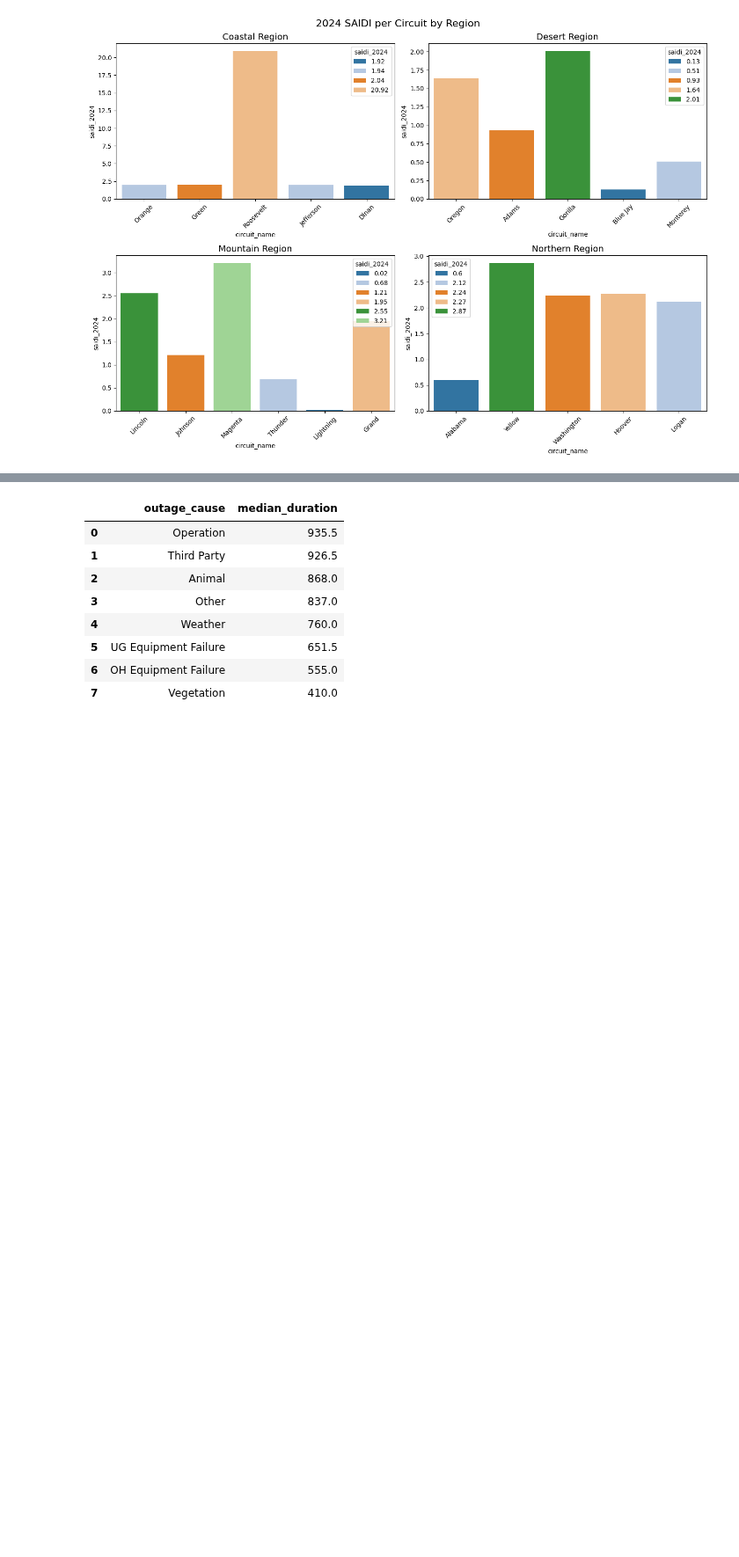
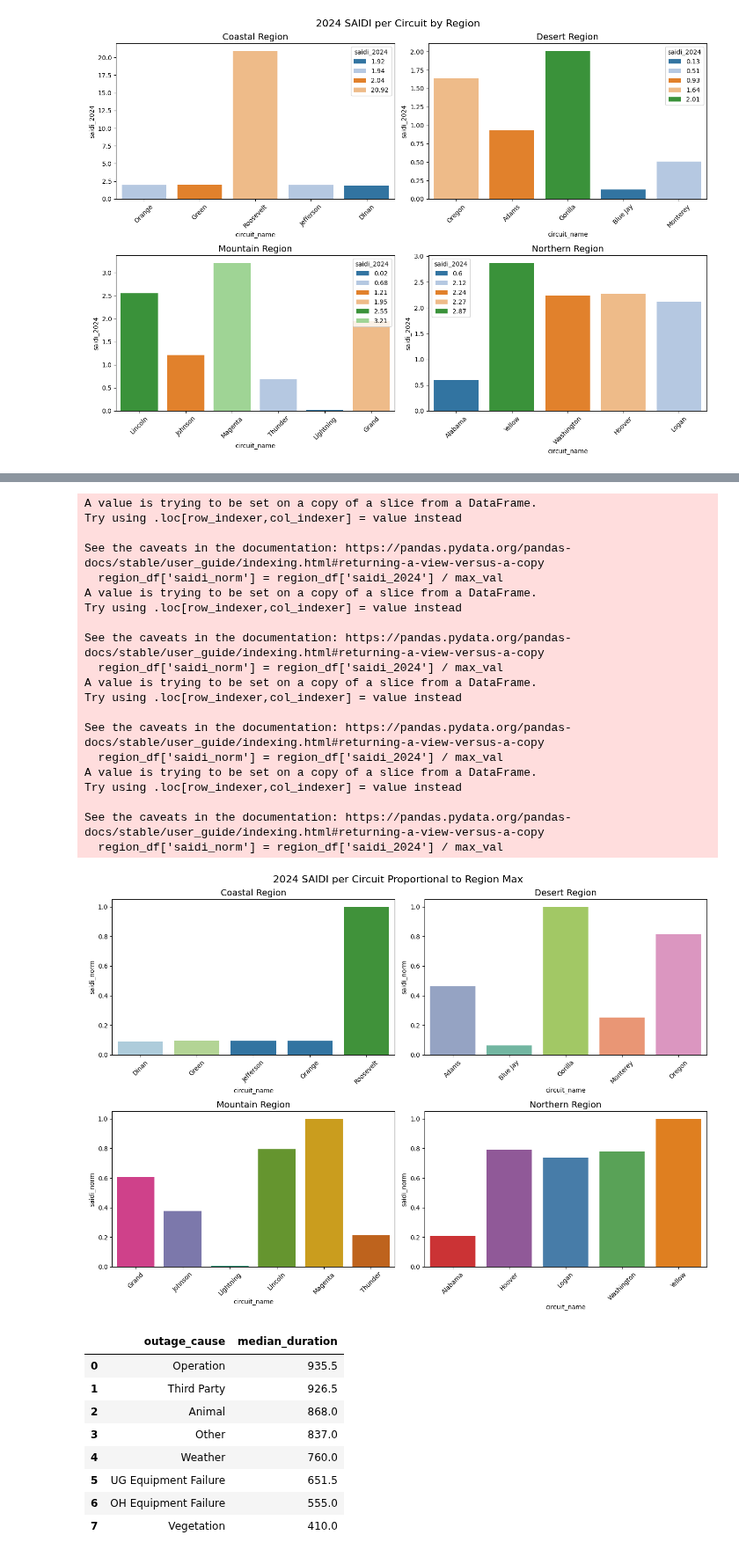
Before and after one commit to GerardoG2/ITC-2025, a Jupyter notebook: circuit-outage-analysis.ipynb, the cells around one changed output, grey strips where cells are left out. Shown at 88% size. Saved outputs shown, nothing was run; the diff lists cells and outputs as text; code cells hidden in the pictures; blank space fills up the shorter version.

```diff
--- a/circuit-outage-analysis.ipynb
+++ b/circuit-outage-analysis.ipynb
@@ -670,3 +615,40 @@ plt.tight_layout()
 # %%
-circuit.head(20)
+circuit_copy = circuit.copy().sort_values(by = 'circuit_name')
+
+coastal = circuit_copy[ circuit_copy['region'] == 'Coastal' ]
+desert = circuit_copy[ circuit_copy['region'] == 'Desert' ]
+mountain = circuit_copy[ circuit_copy['region'] == 'Mountain' ]
+north = circuit_copy[ circuit_copy['region'] == 'North' ]
+
+# Per-region normalization by max
+for region_df in [coastal, desert, mountain, north]:
+    max_val = region_df['saidi_2024'].max()
+    region_df['saidi_norm'] = region_df['saidi_2024'] / max_val
+
+
+# coastal['saidi_2024'].max()
+fig, axs = plt.subplots(2,2,figsize = (14,10))
+
+sns.barplot(coastal, x = 'circuit_name', y='saidi_norm', hue = coastal['saidi_2024'], palette = 'Paired', ax = axs[0][0], legend = False)
+axs[0][0].set_title('Coastal Region', fontsize=14)
+axs[0][0].tick_params(rotation = 45, axis = 'x')
+# axs[0][0].set_ylim(0,max_saidi)
+
+sns.barplot(desert, x = 'circuit_name', y='saidi_norm', hue = desert['saidi_2024'], palette = 'Set2', ax = axs[0][1],legend = False)
+axs[0][1].set_title('Desert Region', fontsize=14)
+axs[0][1].tick_params(rotation = 45, axis = 'x')
+# axs[0][1].set_ylim(0,max_saidi)
+
+sns.barplot(mountain, x = 'circuit_name', y='saidi_norm', hue = mountain['saidi_2024'], palette = 'Dark2', ax = axs[1][0],legend = False)
+axs[1][0].set_title('Mountain Region', fontsize=14)
+axs[1][0].tick_params(rotation = 45, axis = 'x')
+# axs[1][0].set_ylim(0,max_saidi)
+
+sns.barplot(north, x = 'circuit_name', y='saidi_norm', hue = north['saidi_2024'], palette = 'Set1', ax = axs[1][1],legend = False)
+axs[1][1].set_title('Northern Region', fontsize=14)
+axs[1][1].tick_params(rotation = 45, axis = 'x')
+# axs[1][1].set_ylim(0,max_saidi)
+
+plt.suptitle('2024 SAIDI per Circuit Proportional to Region Max', fontsize=16)
+plt.tight_layout()
 # %% [output]
@@ -690,3 +655,24 @@ circuit.head(20)
+A value is trying to be set on a copy of a slice from a DataFrame.
+Try using .loc[row_indexer,col_indexer] = value instead
+
+See the caveats in the documentation: https://pandas.pydata.org/pandas-docs/stable/user_guide/indexing.html#returning-a-view-versus-a-copy
+  region_df['saidi_norm'] = region_df['saidi_2024'] / max_val
+A value is trying to be set on a copy of a slice from a DataFrame.
+Try using .loc[row_indexer,col_indexer] = value instead
+
+See the caveats in the documentation: https://pandas.pydata.org/pandas-docs/stable/user_guide/indexing.html#returning-a-view-versus-a-copy
+  region_df['saidi_norm'] = region_df['saidi_2024'] / max_val
+A value is trying to be set on a copy of a slice from a DataFrame.
+Try using .loc[row_indexer,col_indexer] = value instead
+
+See the caveats in the documentation: https://pandas.pydata.org/pandas-docs/stable/user_guide/indexing.html#returning-a-view-versus-a-copy
+  region_df['saidi_norm'] = region_df['saidi_2024'] / max_val
+A value is trying to be set on a copy of a slice from a DataFrame.
+Try using .loc[row_indexer,col_indexer] = value instead
+
+See the caveats in the documentation: https://pandas.pydata.org/pandas-docs/stable/user_guide/indexing.html#returning-a-view-versus-a-copy
+  region_df['saidi_norm'] = region_df['saidi_2024'] / max_val
+[figure, added]
 # %%
 #  Outage Cause Median Duration Per Outage - 2024
 outage_cause_median_duration = (
```
Also changed, not shown: parts of 3 cells of this notebook.
